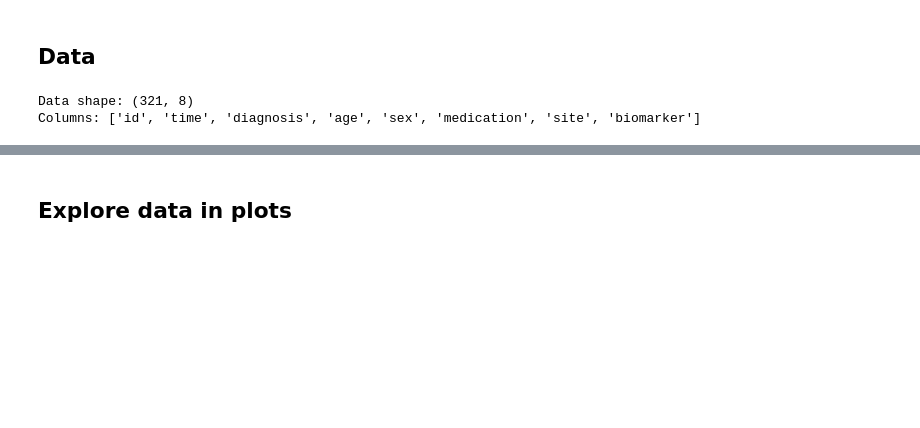
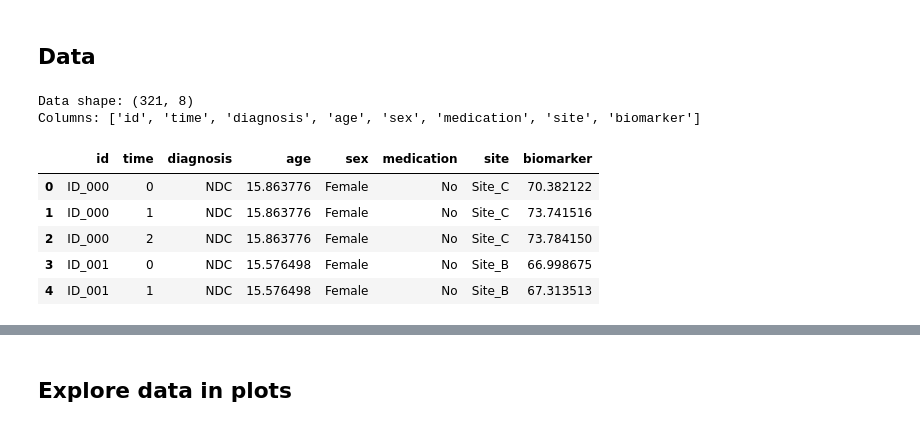
Before and after one commit to wudaudau/ds-notebooks-and-tools, a Jupyter notebook: notebooks/_playground/stats-mixed-model_2026-06-07.ipynb, the cells around one changed output, grey strips where cells are left out. Saved outputs shown, nothing was run; the diff lists cells and outputs as text; code cells hidden in the pictures; blank space fills up the shorter version.

Commit message:
NB: Update execution counts and add data preview for mixed model analysis notebook

```diff
--- a/notebooks/_playground/stats-mixed-model_2026-06-07.ipynb
+++ b/notebooks/_playground/stats-mixed-model_2026-06-07.ipynb
@@ -36,3 +36,13 @@ print(f"Columns: {data.columns.tolist()}")
 # %% [output]
 Data shape: (321, 8)
 Columns: ['id', 'time', 'diagnosis', 'age', 'sex', 'medication', 'site', 'biomarker']
+# %%
+# Data preview
+data.head()
+# %% [output]
+|  | id | time | diagnosis | age | sex | medication | site | biomarker |
+| 0 | ID_000 | 0 | NDC | 15.863776 | Female | No | Site_C | 70.382122 |
+| 1 | ID_000 | 1 | NDC | 15.863776 | Female | No | Site_C | 73.741516 |
+| 2 | ID_000 | 2 | NDC | 15.863776 | Female | No | Site_C | 73.784150 |
+| 3 | ID_001 | 0 | NDC | 15.576498 | Female | No | Site_B | 66.998675 |
+| 4 | ID_001 | 1 | NDC | 15.576498 | Female | No | Site_B | 67.313513 |
```
Also changed, not shown: parts of 1 cell of this notebook.
